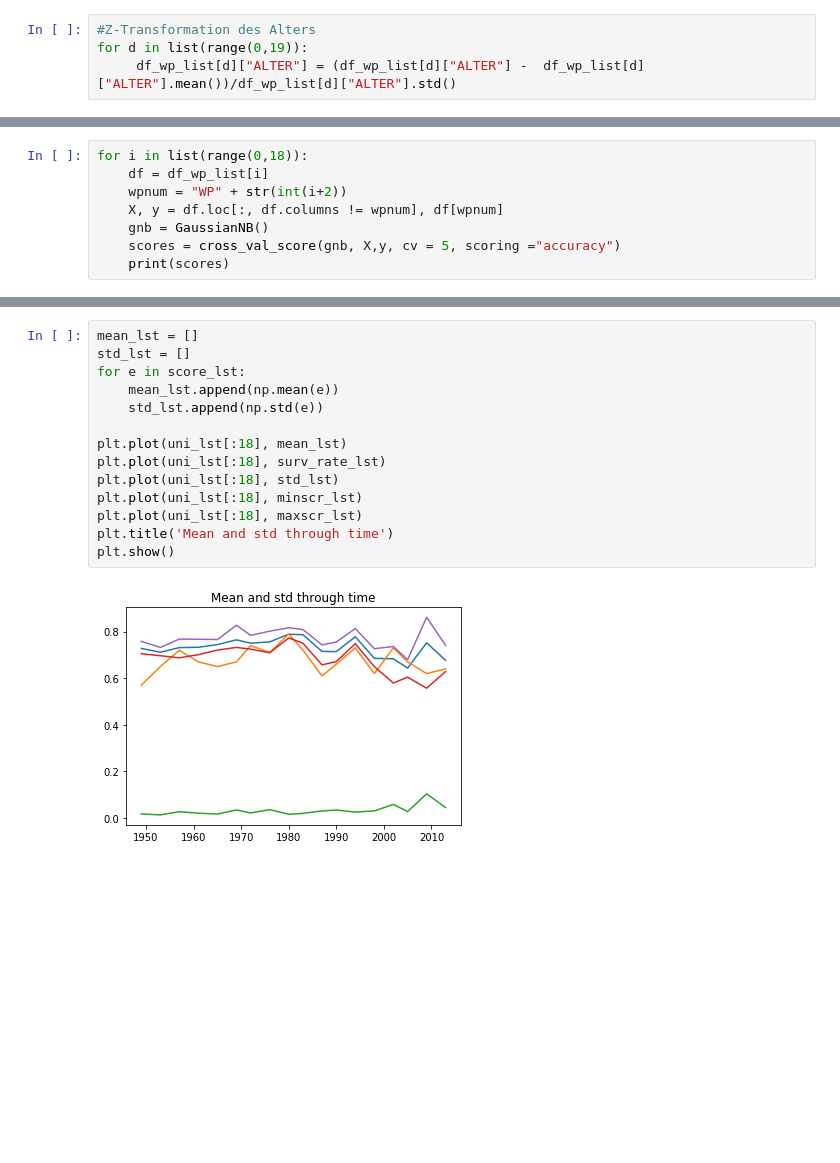
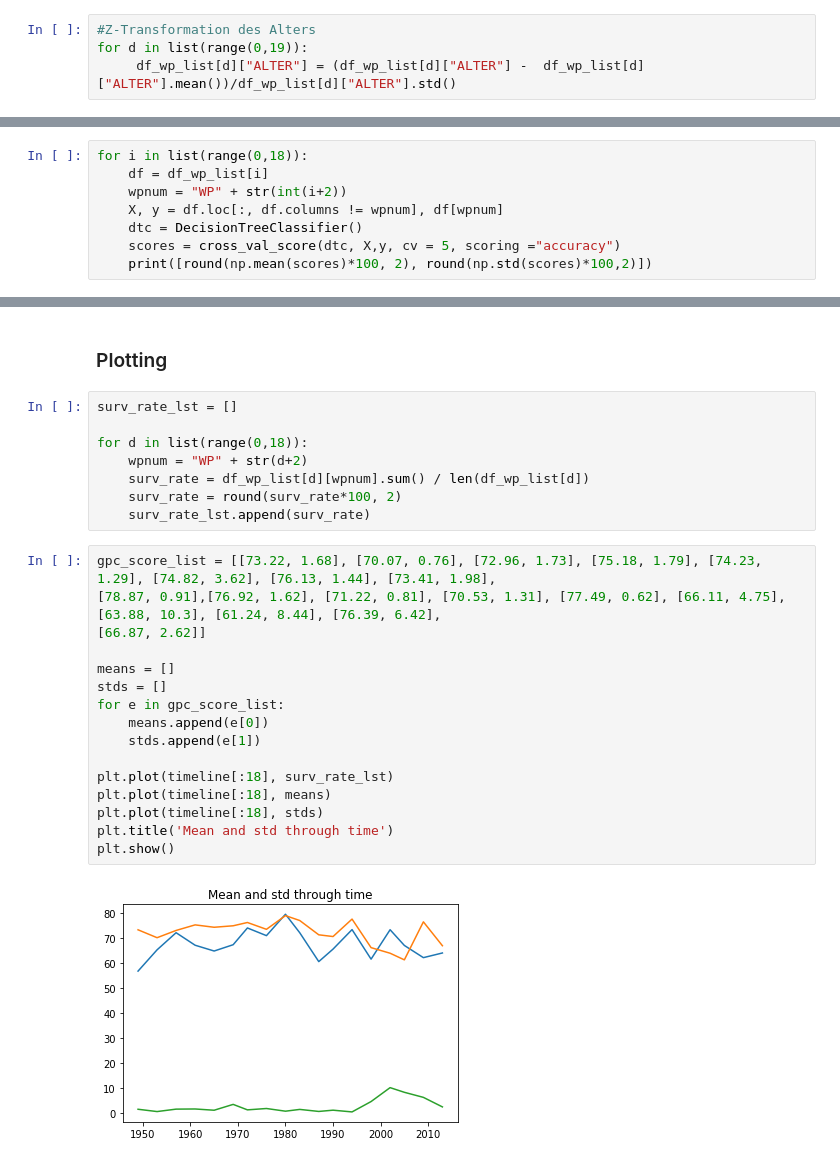
Before and after one commit to techlabsms/project-wt-18-12-Abgeordnetenanalyse, a Jupyter notebook: Prediction.ipynb, the cells around one changed output, grey strips where cells are left out. Drawn from its saved outputs; the diff is of its cells as text; blank space fills up the shorter version.

```diff
--- a/Prediction.ipynb
+++ b/Prediction.ipynb
@@ -202,7 +195,7 @@ for i in list(range(0,18)):
     df = df_wp_list[i]
     wpnum = "WP" + str(int(i+2))
     X, y = df.loc[:, df.columns != wpnum], df[wpnum]
-    gnb = GaussianNB()
-    scores = cross_val_score(gnb, X,y, cv = 5, scoring ="accuracy")
-    print(scores)
+    dtc = DecisionTreeClassifier()
+    scores = cross_val_score(dtc, X,y, cv = 5, scoring ="accuracy")
+    print([round(np.mean(scores)*100, 2), round(np.std(scores)*100,2)])
 # %% [output]
@@ -377,16 +360,28 @@ plt.show()
-# %%
-mean_lst = []
-std_lst = []
-for e in score_lst:
-    mean_lst.append(np.mean(e))
-    std_lst.append(np.std(e))
-
-plt.plot(uni_lst[:18], mean_lst)
-plt.plot(uni_lst[:18], surv_rate_lst)
-plt.plot(uni_lst[:18], std_lst)
-plt.plot(uni_lst[:18], minscr_lst)
-plt.plot(uni_lst[:18], maxscr_lst)
-plt.title('Mean and std through time')
-plt.show()
-# %% [output]
-[figure, removed]
+# %% [markdown]
+### Plotting
+# %%
+surv_rate_lst = []
+
+for d in list(range(0,18)):
+    wpnum = "WP" + str(d+2)
+    surv_rate = df_wp_list[d][wpnum].sum() / len(df_wp_list[d])
+    surv_rate = round(surv_rate*100, 2)
+    surv_rate_lst.append(surv_rate)
+# %%
+gpc_score_list = [[73.22, 1.68], [70.07, 0.76], [72.96, 1.73], [75.18, 1.79], [74.23, 1.29], [74.82, 3.62], [76.13, 1.44], [73.41, 1.98],
+[78.87, 0.91],[76.92, 1.62], [71.22, 0.81], [70.53, 1.31], [77.49, 0.62], [66.11, 4.75], [63.88, 10.3], [61.24, 8.44], [76.39, 6.42],
+[66.87, 2.62]]
+
+means = []
+stds = []
+for e in gpc_score_list:
+    means.append(e[0])
+    stds.append(e[1])
+
+plt.plot(timeline[:18], surv_rate_lst)
+plt.plot(timeline[:18], means)
+plt.plot(timeline[:18], stds)
+plt.title('Mean and std through time')
+plt.show()
+# %% [output]
+[figure, added]
```
Also changed, not shown: parts of 25 cells of this notebook, 2 other files.
